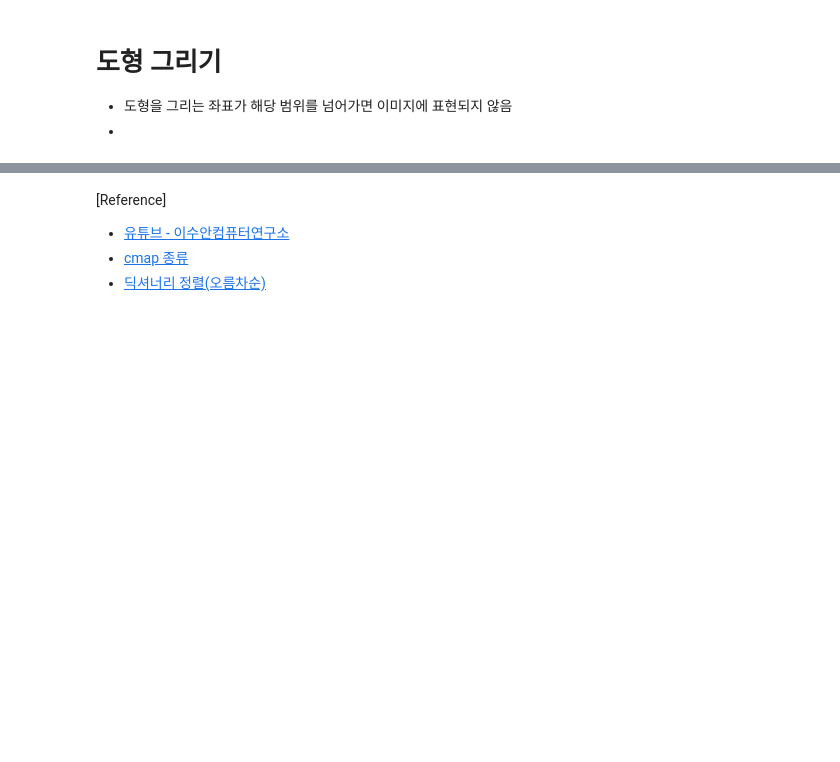
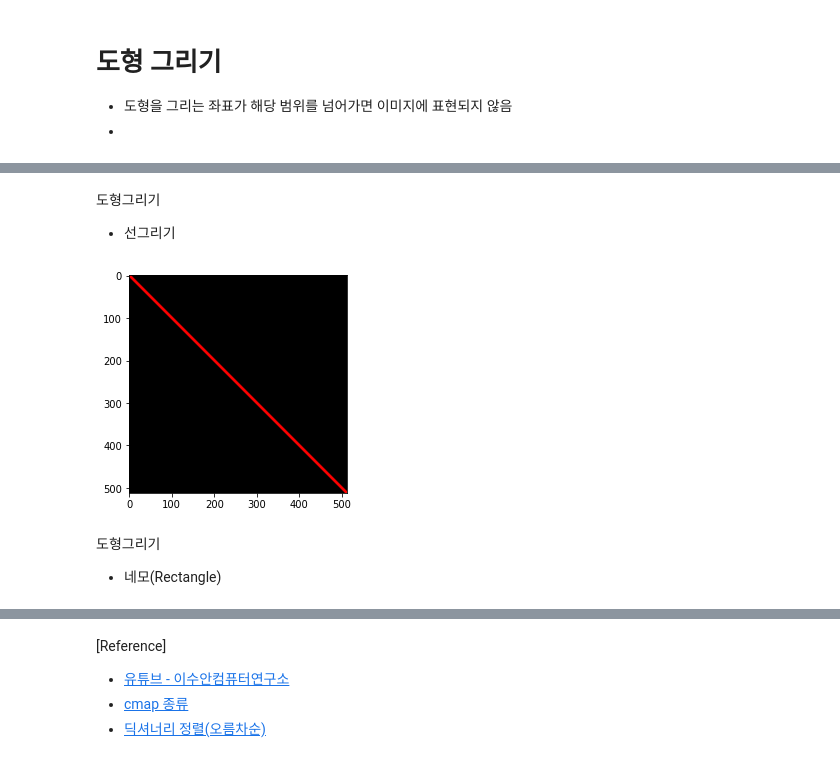
Before and after one commit to 85honesty/OpenCV, a Jupyter notebook: OpneCV_한번에_끝내기.ipynb, the cells around one changed output, grey strips where cells are left out. Saved outputs shown, nothing was run; the diff lists cells and outputs as text; code cells hidden in the pictures; blank space fills up the shorter version.

```diff
--- a/OpneCV_한번에_끝내기.ipynb
+++ b/OpneCV_한번에_끝내기.ipynb
@@ -515,0 +557,14 @@ cv2_imshow
+# %% [markdown]
+도형그리기
+- 선그리기
+# %%
+# img = cv2.line(img ,(시작좌표), (종료좌표), (색상표값), 선의 두께)
+img = cv2.line(img, (0, 0), (511, 511), (255, 0, 0), 5)
+# %%
+plt.imshow(img)
+plt.show()
+# %% [output]
+[figure, added]
+# %% [markdown]
+도형그리기
+- 네모(Rectangle)
```
Also changed, not shown: parts of 39 cells of this notebook.
